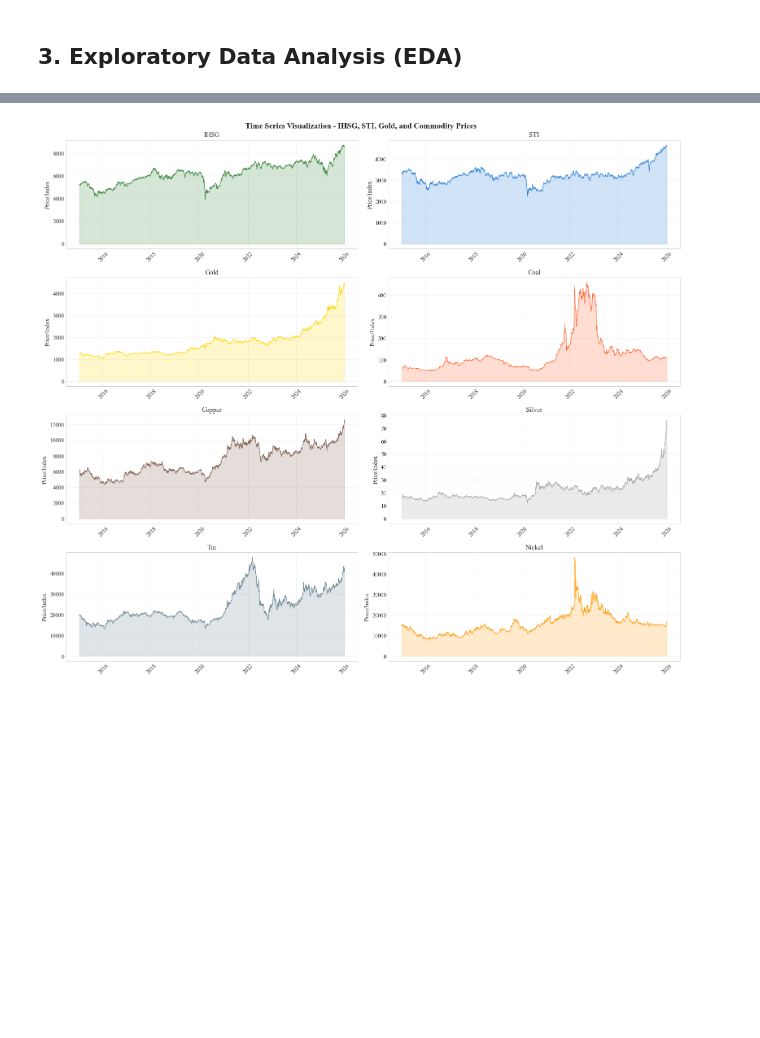
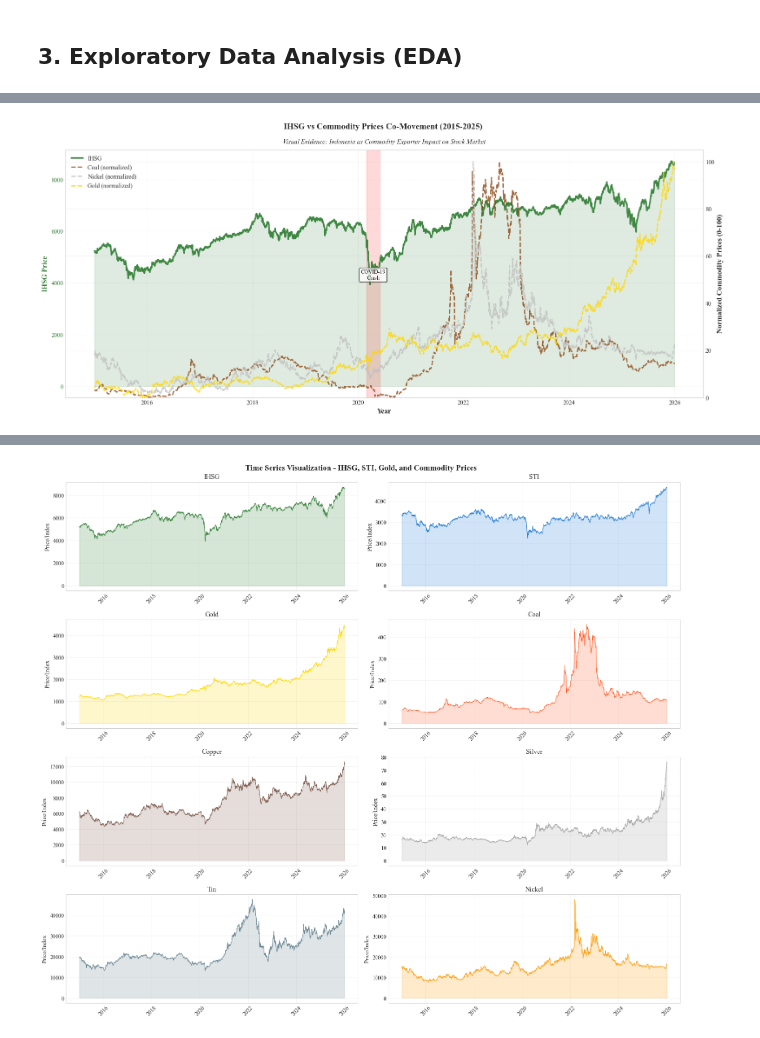
Before and after one commit to ravsssh/tesis-hakam, a Jupyter notebook: model2-baru.ipynb, the cells around one changed output, grey strips where cells are left out. Drawn from its saved outputs; the diff is of its cells as text; code cells hidden in the pictures; blank space fills up the shorter version.

```diff
--- a/model2-baru.ipynb
+++ b/model2-baru.ipynb
@@ -245,0 +280,92 @@ DESCRIPTIVE STATISTICS
+# %%
+# ============================================================
+# FIGURE 1.2: Commodity Prices vs IHSG Trend (Daily)
+# Purpose: Visual evidence for commodity-IHSG relationship
+# ============================================================
+
+# Select most representative commodities based on Rahmah et al. (2024)
+# Coal & Nickel: Significant dependency with IHSG
+# Gold: Safe haven asset for comparison
+
+commodities_selected = ['Coal', 'Nickel', 'Gold']
+
+# Normalize data to 0-100 scale for comparison
+from sklearn.preprocessing import MinMaxScaler
+
+df_normalized = df.copy()
+scaler = MinMaxScaler(feature_range=(0, 100))
+
+# Normalize IHSG and selected commodities
+df_normalized['IHSG_norm'] = scaler.fit_transform(df[['IHSG']])
+for commodity in commodities_selected:
+    df_normalized[f'{commodity}_norm'] = scaler.fit_transform(df[[commodity]])
+
+# ============================================================
+# VISUALIZATION: Dual-Axis Chart
+# ============================================================
+
+fig, ax1 = plt.subplots(figsize=(16, 7))
+
+# Primary axis: IHSG (actual values)
+ax1.plot(df_normalized['Date'], df['IHSG'],
+         color=COLORS['IHSG'], linewidth=2.5, label='IHSG', alpha=0.9)
+ax1.fill_between(df_normalized['Date'], df['IHSG'],
+                  alpha=0.15, color=COLORS['IHSG'])
+
+ax1.set_xlabel('Year', fontsize=12, fontweight='bold')
+ax1.set_ylabel('IHSG Price', fontsize=12, fontweight='bold', color=COLORS['IHSG'])
+ax1.tick_params(axis='y', labelcolor=COLORS['IHSG'])
+ax1.grid(True, alpha=0.3, linestyle='--')
+
+# Secondary axis: Normalized commodity prices
+ax2 = ax1.twinx()
+
+# Color palette for commodities
+commodity_colors = {
+    'Coal': '#8B4513',      # Brown (earth tone)
+    'Nickel': '#C0C0C0',    # Silver (metallic)
+    'Gold': '#FFD700'       # Gold
+}
+
+# Plot each commodity
+for commodity in commodities_selected:
+    ax2.plot(df_normalized['Date'], df_normalized[f'{commodity}_norm'],
+             color=commodity_colors[commodity], linewidth=2,
+             label=f'{commodity} (normalized)', alpha=0.8, linestyle='--')
+
+ax2.set_ylabel('Normalized Commodity Prices (0-100)',
+               fontsize=12, fontweight='bold')
+ax2.set_ylim(0, 105)
+
+# Title and legend
+fig.suptitle('IHSG vs Commodity Prices Co-Movement (2015-2025)',
+             fontsize=14, fontweight='bold', y=0.98)
+ax1.set_title('Visual Evidence: Indonesia as Commodity Exporter Impact on Stock Market',
+              fontsize=11, style='italic', pad=10)
+
+# Combine legends
+lines1, labels1 = ax1.get_legend_handles_labels()
+lines2, labels2 = ax2.get_legend_handles_labels()
+ax1.legend(lines1 + lines2, labels1 + labels2,
+           loc='upper left', framealpha=0.95, fontsize=10)
+
+# Add shaded regions for major events
+# COVID-19 crash (Mar 2020)
+covid_start = pd.Timestamp('2020-03-01')
+covid_end = pd.Timestamp('2020-06-01')
+ax1.axvspan(covid_start, covid_end, alpha=0.15, color='red',
+            label='COVID-19 Impact')
+
+# Add text annotation
+ax1.text(pd.Timestamp('2020-04-15'), df['IHSG'].min() * 1.05,
+         'COVID-19\nCrash', fontsize=9, ha='center',
+         bbox=dict(boxstyle='round', facecolor='white', alpha=0.8))
+
+plt.tight_layout()
+plt.savefig('model2-figure/figure_1_2_commodity_ihsg_comovement.png',
+            dpi=300, bbox_inches='tight')
+plt.show()
+
+print("✓ Figure 1.2 saved successfully!")
+# %% [output]
+[figure, added]
```
Also changed, not shown: parts of 11 cells of this notebook, 8 other files.
